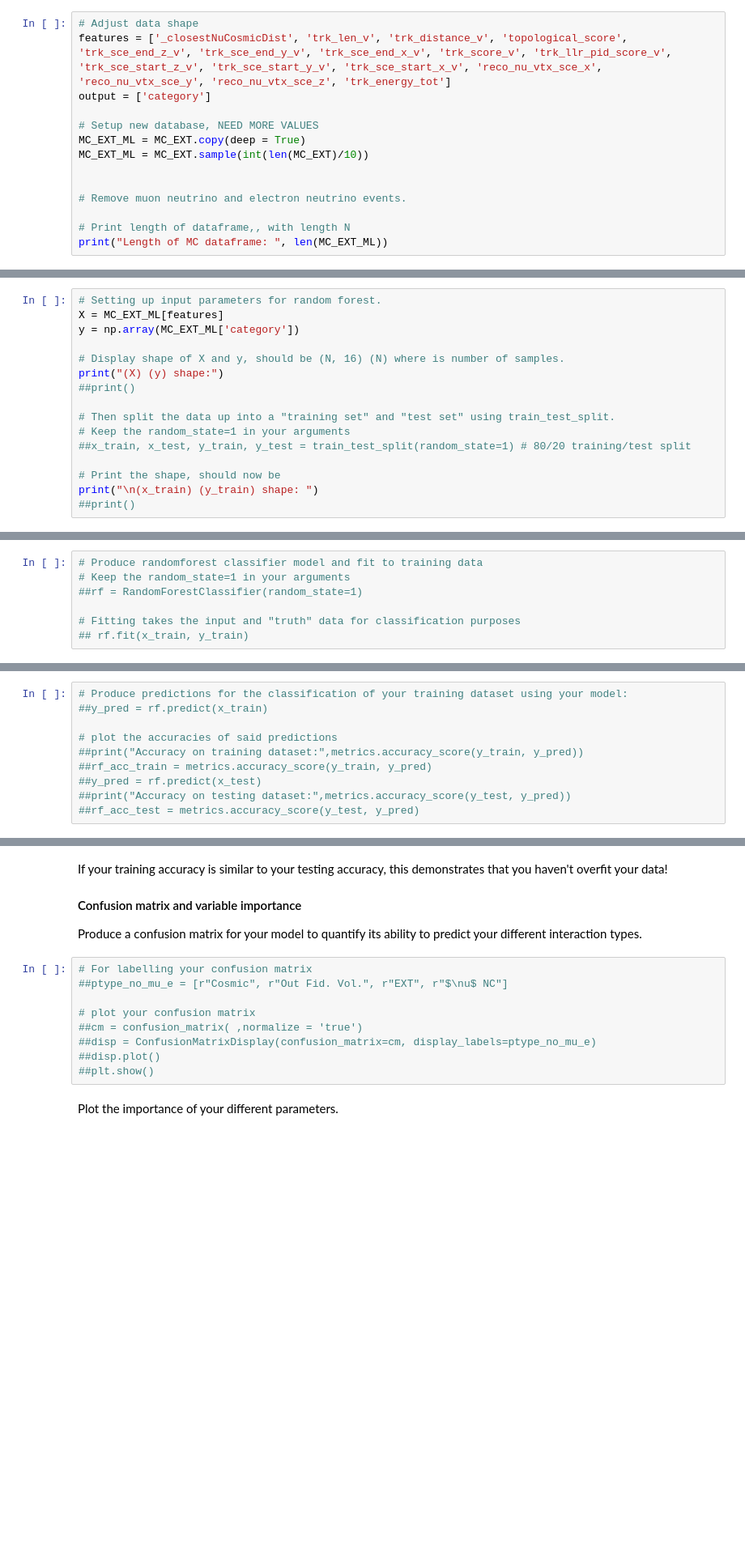
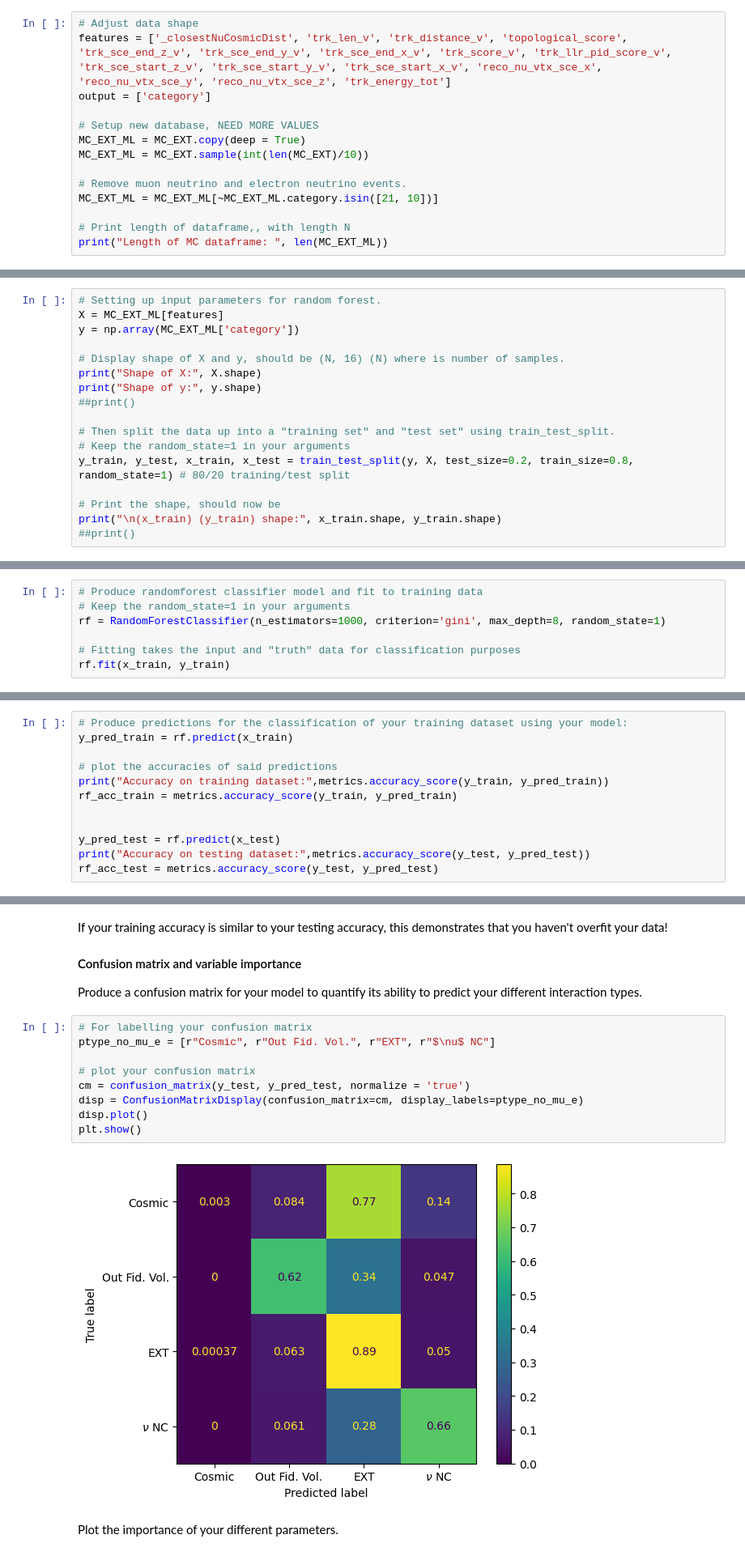
Before and after one commit to VadanKhan/particle-ml-project, a Jupyter notebook: particle_ml_project/MainAnalysis_template.ipynb, the cells around one changed output, grey strips where cells are left out. Shown at 81% size. Drawn from its saved outputs; the diff is of its cells as text; blank space fills up the shorter version.

```diff
--- a/particle_ml_project/MainAnalysis_template.ipynb
+++ b/particle_ml_project/MainAnalysis_template.ipynb
@@ -272,8 +264,8 @@ output = ['category']
 MC_EXT_ML = MC_EXT.copy(deep = True)
 MC_EXT_ML = MC_EXT.sample(int(len(MC_EXT)/10))
 
-
 # Remove muon neutrino and electron neutrino events.
+MC_EXT_ML = MC_EXT_ML[~MC_EXT_ML.category.isin([21, 10])]
 
 # Print length of dataframe,, with length N
 print("Length of MC dataframe: ", len(MC_EXT_ML))
@@ -285,14 +277,15 @@ X = MC_EXT_ML[features]
 y = np.array(MC_EXT_ML['category'])
 
 # Display shape of X and y, should be (N, 16) (N) where is number of samples.
-print("(X) (y) shape:")
+print("Shape of X:", X.shape)
+print("Shape of y:", y.shape)
 ##print()
 
 # Then split the data up into a "training set" and "test set" using train_test_split.
 # Keep the random_state=1 in your arguments
-##x_train, x_test, y_train, y_test = train_test_split(random_state=1) # 80/20 training/test split
+y_train, y_test, x_train, x_test = train_test_split(y, X, test_size=0.2, train_size=0.8, random_state=1) # 80/20 training/test split
 
 # Print the shape, should now be
-print("\n(x_train) (y_train) shape: ")
+print("\n(x_train) (y_train) shape:", x_train.shape, y_train.shape)
 ##print()
 # %% [output]
@@ -304,7 +298,7 @@ Produce your randomforest model and fit it (dont worry, there is no explicit out
 # %%
 # Produce randomforest classifier model and fit to training data
 # Keep the random_state=1 in your arguments
-##rf = RandomForestClassifier(random_state=1)
+rf = RandomForestClassifier(n_estimators=1000, criterion='gini', max_depth=8, random_state=1)
 
 # Fitting takes the input and "truth" data for classification purposes
-## rf.fit(x_train, y_train)
+rf.fit(x_train, y_train)
@@ -312,11 +308,13 @@ Produce your randomforest model and fit it (dont worry, there is no explicit out
 Test the accuracies of your results:
 # %%
 # Produce predictions for the classification of your training dataset using your model:
-##y_pred = rf.predict(x_train)
+y_pred_train = rf.predict(x_train)
 
 # plot the accuracies of said predictions
-##print("Accuracy on training dataset:",metrics.accuracy_score(y_train, y_pred))
-##rf_acc_train = metrics.accuracy_score(y_train, y_pred)
-##y_pred = rf.predict(x_test)
-##print("Accuracy on testing dataset:",metrics.accuracy_score(y_test, y_pred))
-##rf_acc_test = metrics.accuracy_score(y_test, y_pred)
+print("Accuracy on training dataset:",metrics.accuracy_score(y_train, y_pred_train))
+rf_acc_train = metrics.accuracy_score(y_train, y_pred_train)
+
+
+y_pred_test = rf.predict(x_test)
+print("Accuracy on testing dataset:",metrics.accuracy_score(y_test, y_pred_test))
+rf_acc_test = metrics.accuracy_score(y_test, y_pred_test)
@@ -328,13 +329,15 @@ If your training accuracy is similar to your testing accuracy, this demonstrates
 Produce a confusion matrix for your model to quantify its ability to predict your different interaction types.
 # %%
 # For labelling your confusion matrix
-##ptype_no_mu_e = [r"Cosmic", r"Out Fid. Vol.", r"EXT", r"$\nu$ NC"]
+ptype_no_mu_e = [r"Cosmic", r"Out Fid. Vol.", r"EXT", r"$\nu$ NC"]
 
 # plot your confusion matrix
-##cm = confusion_matrix( ,normalize = 'true')
-##disp = ConfusionMatrixDisplay(confusion_matrix=cm, display_labels=ptype_no_mu_e)
-##disp.plot()
-##plt.show()
+cm = confusion_matrix(y_test, y_pred_test, normalize = 'true')
+disp = ConfusionMatrixDisplay(confusion_matrix=cm, display_labels=ptype_no_mu_e)
+disp.plot()
+plt.show()
+# %% [output]
+[figure, added]
 # %% [markdown]
 Plot the importance of your different parameters.
 # %%
```
Also changed, not shown: parts of 13 cells of this notebook.
